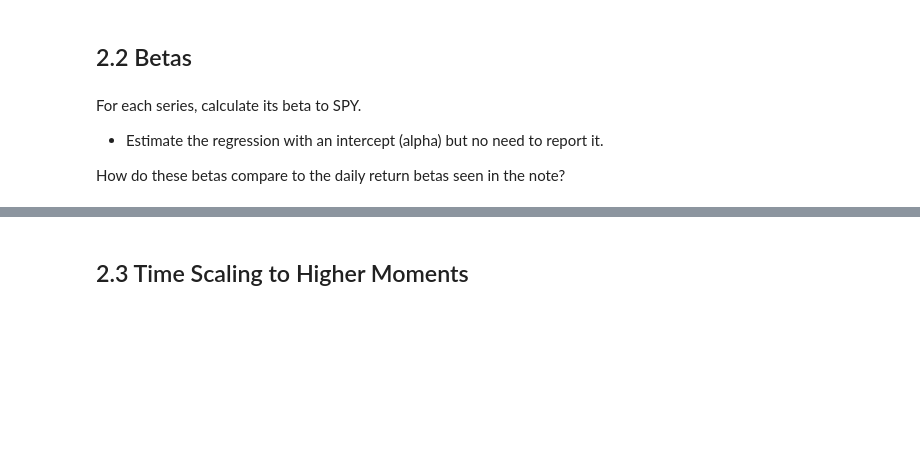
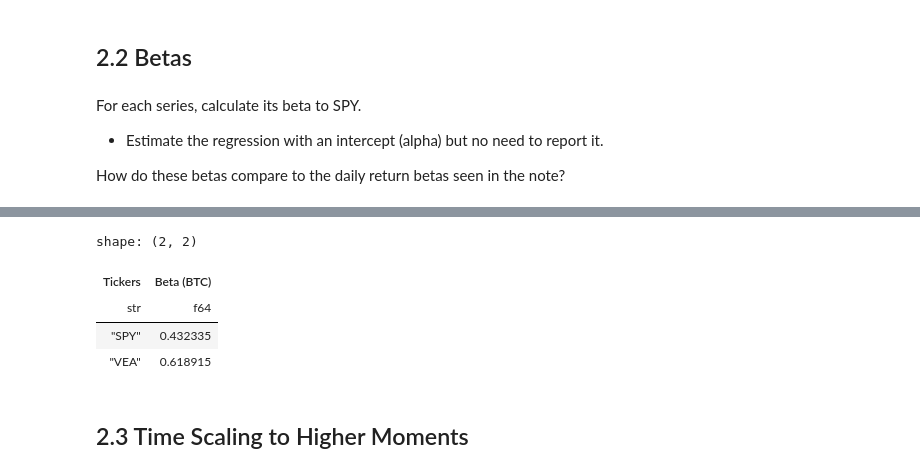
Before and after one commit to dafuzhu-uchi/finm-367, a Jupyter notebook: assignment/hw1/hw1_exe_risk_metrics.ipynb, the cells around one changed output, grey strips where cells are left out. Drawn from its saved outputs; the diff is of its cells as text; code cells hidden in the pictures; blank space fills up the shorter version.

```diff
--- a/assignment/hw1/hw1_exe_risk_metrics.ipynb
+++ b/assignment/hw1/hw1_exe_risk_metrics.ipynb
@@ -276,0 +316,16 @@ How do these betas compare to the daily return betas seen in the note?
+# %%
+def calc_beta(data: pl.DataFrame, X: str|List[str], y: str):
+    """
+    Calculate the beta of y on X (y regressed on X)
+    """
+    y_df = data.select(pl.col(y)).to_numpy().reshape(-1, 1)
+    if isinstance(X, str):
+        X_df = data.select(pl.col(X)).to_numpy().reshape(-1, 1)
+    elif isinstance(X, list):
+        X_df = data.select(pl.col(X)).to_numpy()
+
+    beta = LinearRegression().fit(X=X_df, y=y_df).coef_[0]
+    beta_df = pl.DataFrame({
+        "Tickers": X, f"Beta ({y})": beta
+    })
+    return beta_df
@@ -277,3 +339,11 @@ How do these betas compare to the daily return betas seen in the note?
+# %%
+calc_beta(df, X=["SPY", "VEA"], y="BTC")
+# %% [output]
+shape: (2, 2)
+| Tickers | Beta (BTC) |
+| str | f64 |
+| "SPY" | 0.432335 |
+| "VEA" | 0.618915 |
 # %% [markdown]
 ## 2.3 Time Scaling to Higher Moments
 # %% [markdown]
```
Also changed, not shown: parts of 6 cells of this notebook, 1 other file.
